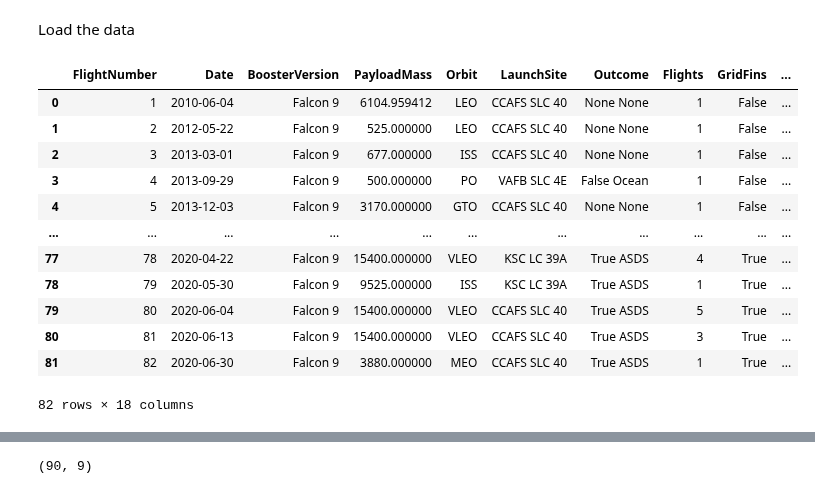
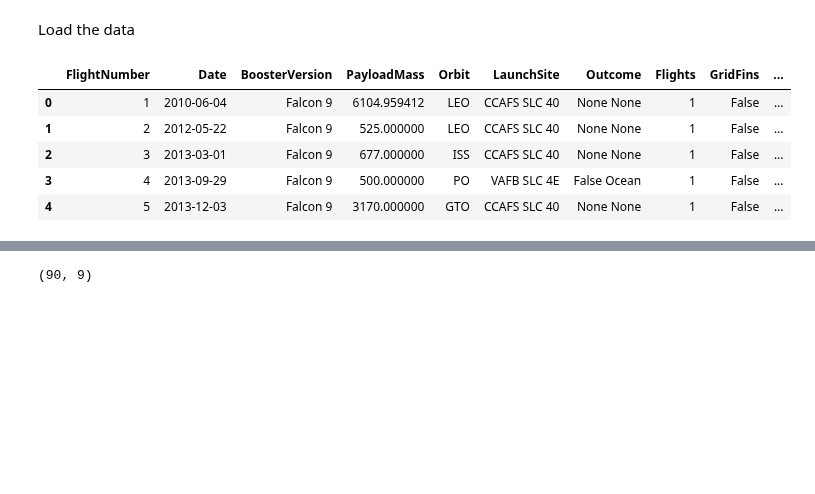
Before and after one commit to mattjcaron/Applied-Data-Science-Capstone, a Jupyter notebook: Machine Learning Prediction lab.ipynb, the cells around one changed output, grey strips where cells are left out. Drawn from its saved outputs; the diff is of its cells as text; code cells hidden in the pictures; blank space fills up the shorter version.

```diff
--- a/Machine Learning Prediction lab.ipynb
+++ b/Machine Learning Prediction lab.ipynb
@@ -81,19 +81,11 @@ def plot_confusion_matrix(y,y_predict):
 Load the data
 # %%
 data = pd.read_csv("https://cf-courses-data.s3.us.cloud-object-storage.appdomain.cloud/IBM-DS0321EN-SkillsNetwork/datasets/dataset_part_2.csv")
-
-data.head(82)
+data.head()
 # %% [output]
 |  | FlightNumber | Date | BoosterVersion | PayloadMass | Orbit | LaunchSite | Outcome | Flights | GridFins | ... |
 | 0 | 1 | 2010-06-04 | Falcon 9 | 6104.959412 | LEO | CCAFS SLC 40 | None None | 1 | False | ... |
 | 1 | 2 | 2012-05-22 | Falcon 9 | 525.000000 | LEO | CCAFS SLC 40 | None None | 1 | False | ... |
 | 2 | 3 | 2013-03-01 | Falcon 9 | 677.000000 | ISS | CCAFS SLC 40 | None None | 1 | False | ... |
 | 3 | 4 | 2013-09-29 | Falcon 9 | 500.000000 | PO | VAFB SLC 4E | False Ocean | 1 | False | ... |
 | 4 | 5 | 2013-12-03 | Falcon 9 | 3170.000000 | GTO | CCAFS SLC 40 | None None | 1 | False | ... |
-| ... | ... | ... | ... | ... | ... | ... | ... | ... | ... | ... |
-| 77 | 78 | 2020-04-22 | Falcon 9 | 15400.000000 | VLEO | KSC LC 39A | True ASDS | 4 | True | ... |
-| 78 | 79 | 2020-05-30 | Falcon 9 | 9525.000000 | ISS | KSC LC 39A | True ASDS | 1 | True | ... |
-| 79 | 80 | 2020-06-04 | Falcon 9 | 15400.000000 | VLEO | CCAFS SLC 40 | True ASDS | 5 | True | ... |
-| 80 | 81 | 2020-06-13 | Falcon 9 | 15400.000000 | VLEO | CCAFS SLC 40 | True ASDS | 3 | True | ... |
-| 81 | 82 | 2020-06-30 | Falcon 9 | 3880.000000 | MEO | CCAFS SLC 40 | True ASDS | 1 | True | ... |
-82 rows × 18 columns
```
Also changed, not shown: parts of 7 cells of this notebook.
